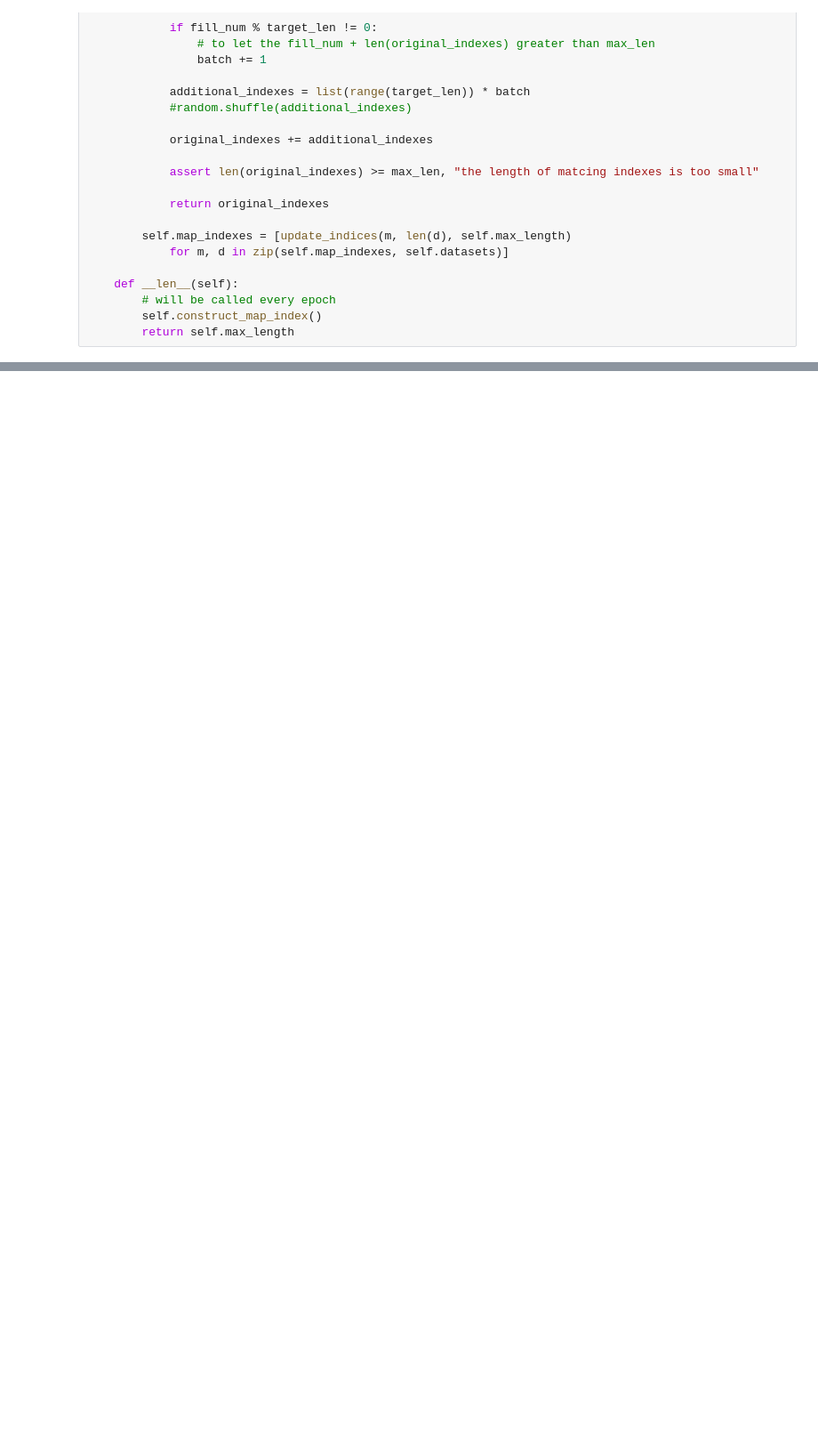
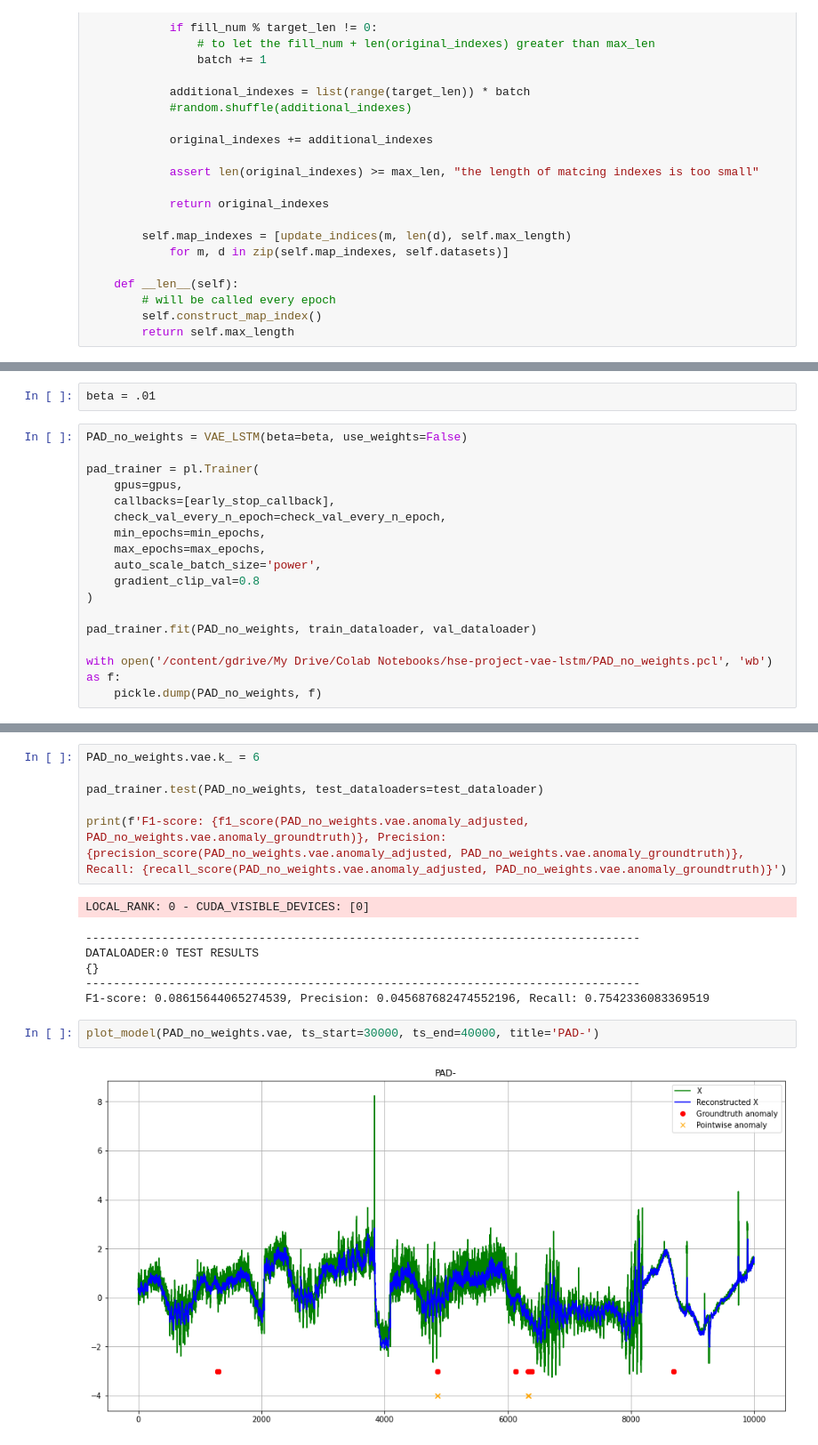
Before and after one commit to zloelias/hse-project-vae-lstm, a Jupyter notebook: vae.ipynb, the cells around one changed output, grey strips where cells are left out. Shown at 89% size. Cells and saved outputs as stored; diff of their text form; blank space fills up the shorter version.

```diff
--- a/vae.ipynb
+++ b/vae.ipynb
@@ -637,0 +687,19 @@ tensor(8.3333)
+# %%
+beta = .01
+# %%
+PAD_no_weights = VAE_LSTM(beta=beta, use_weights=False)
+
+pad_trainer = pl.Trainer(
+    gpus=gpus,
+    callbacks=[early_stop_callback],
+    check_val_every_n_epoch=check_val_every_n_epoch,
+    min_epochs=min_epochs,
+    max_epochs=max_epochs,
+    auto_scale_batch_size='power',
+    gradient_clip_val=0.8
+)
+
+pad_trainer.fit(PAD_no_weights, train_dataloader, val_dataloader)
+
+with open('/content/gdrive/My Drive/Colab Notebooks/hse-project-vae-lstm/PAD_no_weights.pcl', 'wb') as f:
+    pickle.dump(PAD_no_weights, f)
@@ -637,0 +725,17 @@ tensor(8.3333)
+# %%
+PAD_no_weights.vae.k_ = 6
+
+pad_trainer.test(PAD_no_weights, test_dataloaders=test_dataloader)
+
+print(f'F1-score: {f1_score(PAD_no_weights.vae.anomaly_adjusted, PAD_no_weights.vae.anomaly_groundtruth)}, Precision: {precision_score(PAD_no_weights.vae.anomaly_adjusted, PAD_no_weights.vae.anomaly_groundtruth)}, Recall: {recall_score(PAD_no_weights.vae.anomaly_adjusted, PAD_no_weights.vae.anomaly_groundtruth)}')
+# %% [output]
+LOCAL_RANK: 0 - CUDA_VISIBLE_DEVICES: [0]
+--------------------------------------------------------------------------------
+DATALOADER:0 TEST RESULTS
+{}
+--------------------------------------------------------------------------------
+F1-score: 0.08615644065274539, Precision: 0.045687682474552196, Recall: 0.7542336083369519
+# %%
+plot_model(PAD_no_weights.vae, ts_start=30000, ts_end=40000, title='PAD-')
+# %% [output]
+[figure, added]
```
Also changed, not shown: parts of 46 cells of this notebook.
